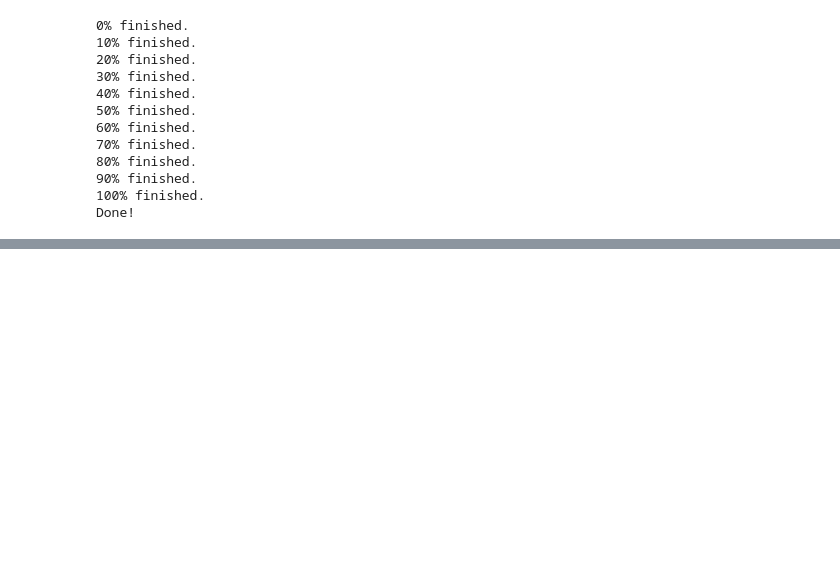
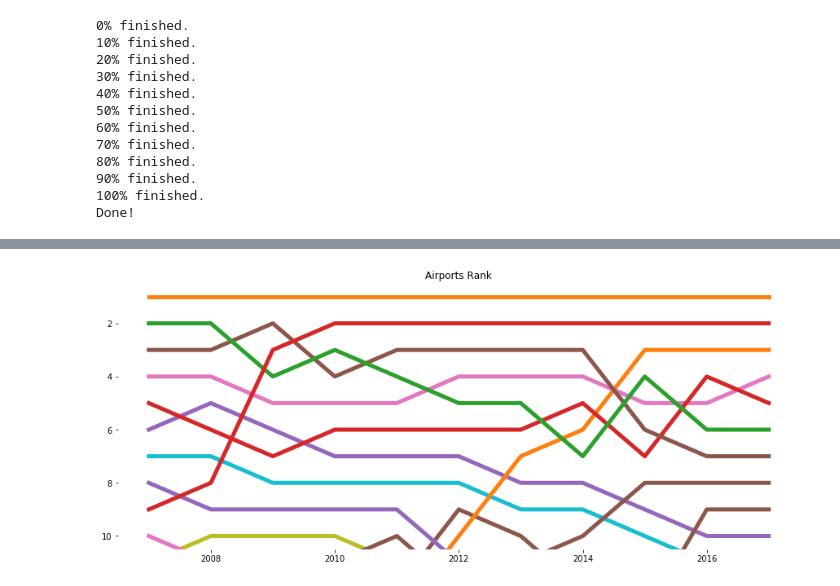
Before and after one commit to JingInBJ/data-studio-projects., a Jupyter notebook: Project2-airports/data/PassengerSummary.ipynb, the cells around one changed output, grey strips where cells are left out. Cells and saved outputs as stored; diff of their text form; code cells hidden in the pictures; blank space fills up the shorter version.

```diff
--- a/Project2-airports/data/PassengerSummary.ipynb
+++ b/Project2-airports/data/PassengerSummary.ipynb
@@ -103,3 +103,15 @@ print("Done!")
 90% finished.
 100% finished.
 Done!
+# %%
+import pandas as pd
+import matplotlib
+import matplotlib.pyplot as plt
+import matplotlib.ticker as ticker
+import seaborn as sns
+
+airports = pd.read_csv("TenYearPassengerSummary.csv")
+airports = airports.pivot(index='Year', columns='Airport Code', values='Rank')
+airportsCodes = airports.columns.tolist()
+years = airports.index.values.tolist()
+airports.head()
@@ -105,0 +127,17 @@ Done!
+# %%
+fig, ax = plt.subplots(figsize=(15, 6))
+
+plt.title('Airports Rank')
+
+for airportsCode in airportsCodes:
+    ax.plot(years,airports[airportsCode], label = airportsCode, linewidth = 5)
+
+ax.spines['right'].set_visible(False)
+ax.spines['top'].set_visible(False)
+ax.spines['left'].set_visible(False)
+ax.spines['bottom'].set_visible(False)
+
+plt.ylim([0.5,10.5])
+plt.gca().invert_yaxis()
+# %% [output]
+[figure, added]
```
Also changed, not shown: parts of 1 cell of this notebook, 3 other files.
